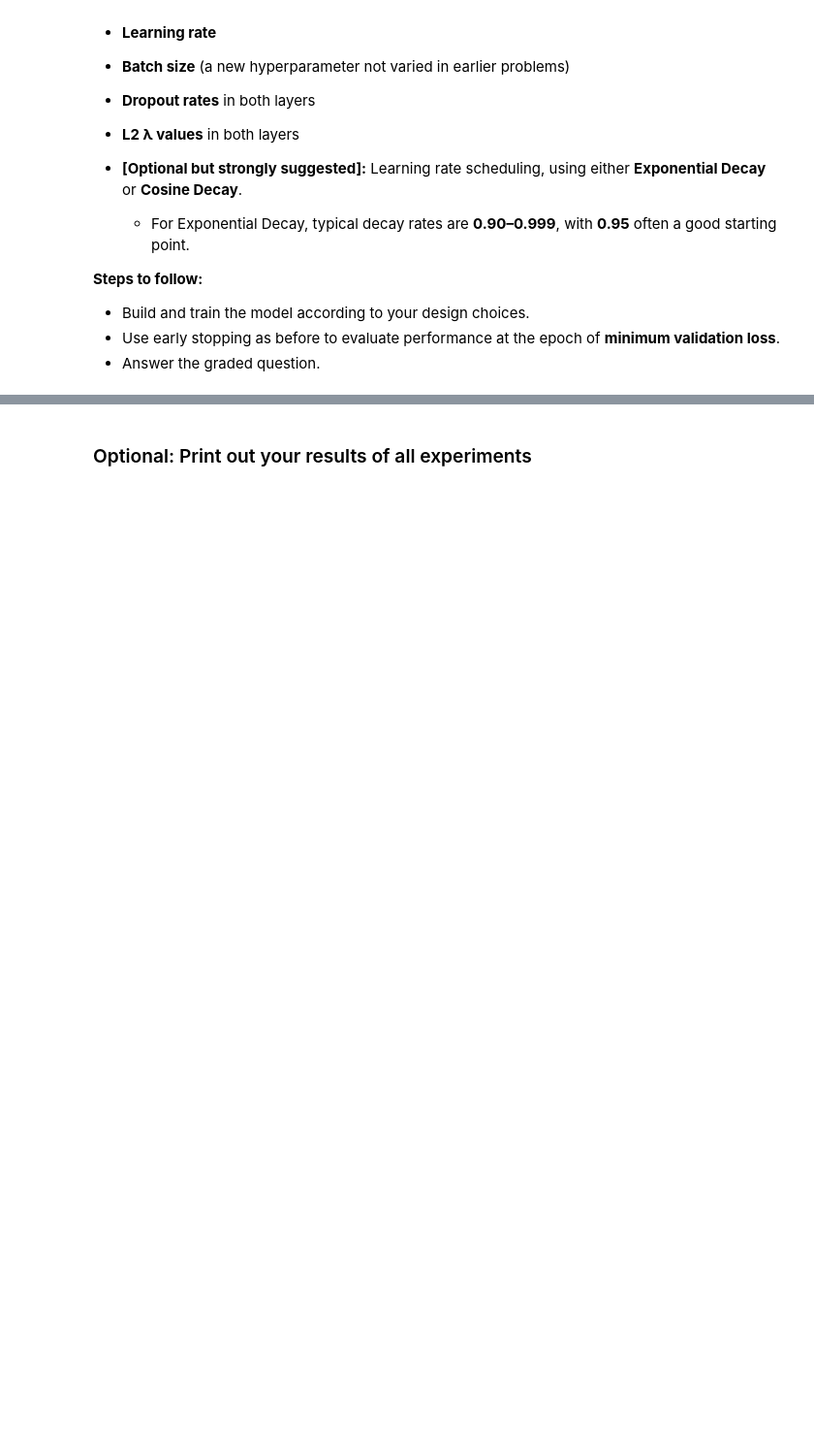
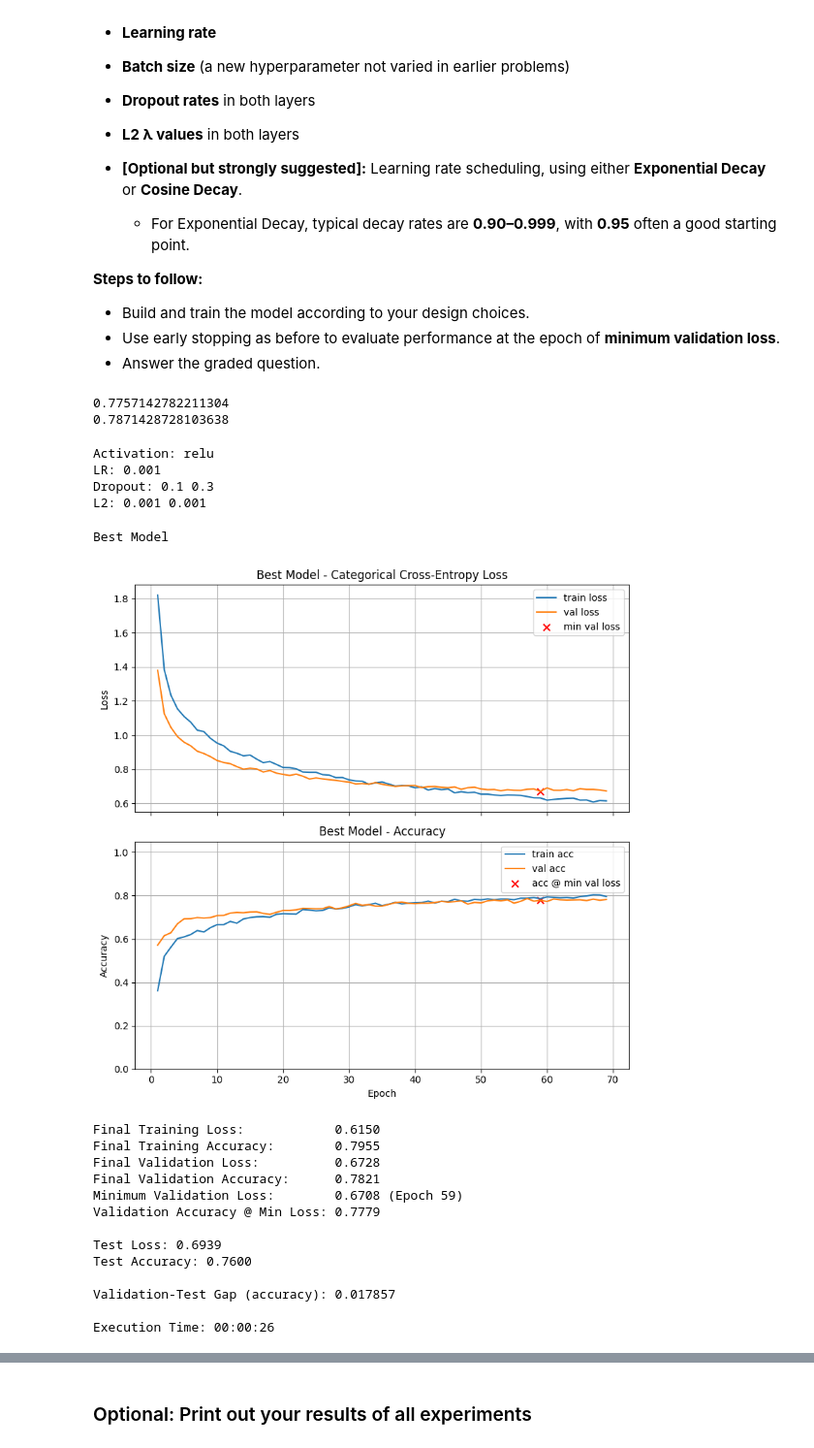
Before and after one commit to paumar2/bu-dx703-pmm, a Jupyter notebook: Homework_03.ipynb, the cells around one changed output, grey strips where cells are left out. Shown at 97% size. Saved outputs shown, nothing was run; the diff lists cells and outputs as text; code cells hidden in the pictures; blank space fills up the shorter version.

```diff
--- a/Homework_03.ipynb
+++ b/Homework_03.ipynb
@@ -769,0 +1124,7 @@ In this problem, you will explore how **dropout** and **L2 regularization** can
+# %%
+#save l2 values
+p5_l2_1 = 1e-3
+p5_l2_2 = 1e-3
+p5_best_acc = best_acc
+print(p5_l2_1, p5_l2_2)
+p5_best_acc
@@ -797,5 +1161,68 @@ In this final problem, you will design and train your **best-performing model**
 * Build and train the model according to your design choices.
 * Use early stopping as before to evaluate performance at the epoch of **minimum validation loss**.
 * Answer the graded question.
+# %%
+#see which l2 (p4 or p5) has better val. accuracy
+print(p4_best_acc)
+print(p5_best_acc)
+# %% [output]
+0.7757142782211304
+0.7871428728103638
+# %%
+#p5 L2 vals had higher acc., redfine as best l2 vals
+best_l2_1 = p5_l2_1
+best_l2_2 = p5_l2_2
 # %%
 # Your code here
+#best values from previous problems:
+print("Activation:", best_activation)
+print("LR:", best_lr)
+print("Dropout:", best_d1, best_d2)
+print("L2:", best_l2_1, best_l2_2)
+# %% [output]
+Activation: relu
+LR: 0.001
+Dropout: 0.1 0.3
+L2: 0.001 0.001
+# %%
+#use one more layer w/ width = 128
+def build_best_model():
+    model = build_model(X_train.shape[-1],
+                        [(128, best_activation, best_l2_1, best_d1),
+                         (62, best_activation, best_l2_1, best_d2),
+                         (32, best_activation, best_l2_2, max(0.0, best_d2-0.1))],
+                         n_classes)
+    return model
+#add lr scheduler
+lr_sched = ExponentialDecay(
+    initial_learning_rate = best_lr,
+    decay_steps=1000,
+    decay_rate=0.95,
+    staircase=False
+)
+#train model
+results = {}
+best_model = build_best_model()
+hist = train_and_test(
+    best_model,
+    lr_schedule=lr_sched,
+    batch_size=64,
+    title="Best Model",
+    return_history=True
+)
+# %% [output]
+Best Model
+[figure, added]
+Final Training Loss:            0.6150
+Final Training Accuracy:        0.7955
+Final Validation Loss:          0.6728
+Final Validation Accuracy:      0.7821
+Minimum Validation Loss:        0.6708 (Epoch 59)
+Validation Accuracy @ Min Loss: 0.7779
+
+Test Loss: 0.6939
+Test Accuracy: 0.7600
+
+Validation-Test Gap (accuracy): 0.017857
+
+Execution Time: 00:00:26
```
Also changed, not shown: parts of 35 cells of this notebook.
